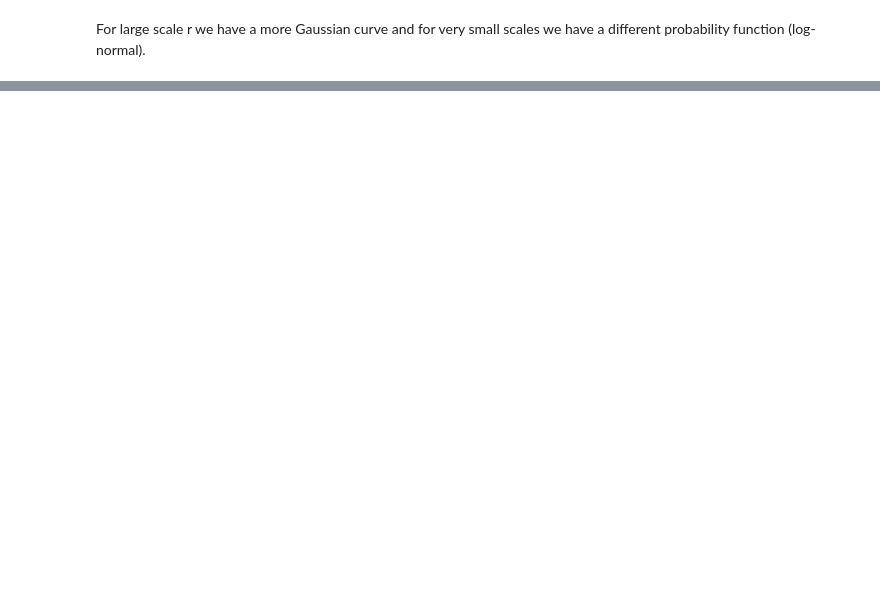
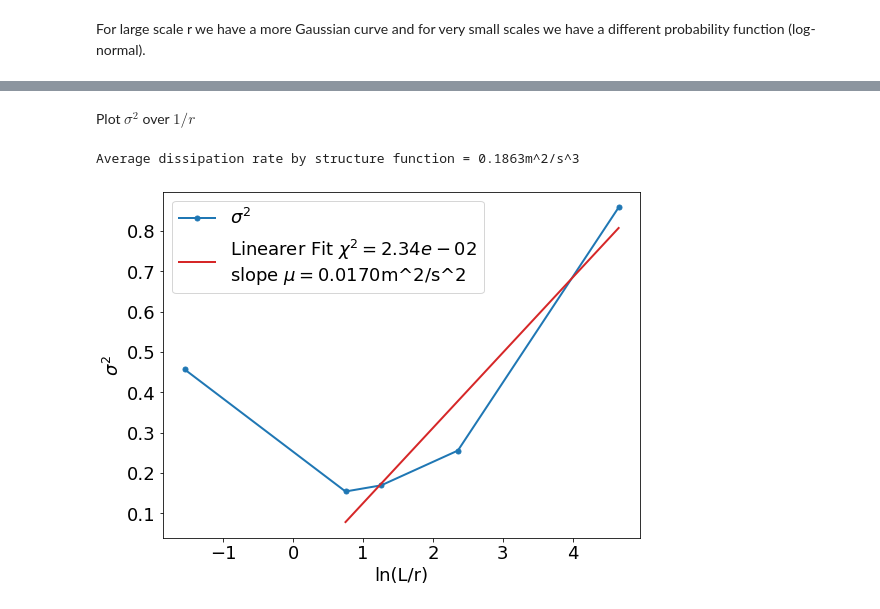
Before and after one commit to T1mors/Fluiddynamik, a Jupyter notebook: Turbulence Analysis.ipynb, the cells around one changed output, grey strips where cells are left out. Drawn from its saved outputs; the diff is of its cells as text; code cells hidden in the pictures; blank space fills up the shorter version.

```diff
--- a/Turbulence Analysis.ipynb
+++ b/Turbulence Analysis.ipynb
@@ -657,0 +671,27 @@ ax.plot(r, std_eps_vec)
+# %% [markdown]
+Plot $\sigma^2$ over $1/r$
+# %%
+fig, ax = plt.subplots(1,1,figsize=(8,6), tight_layout=True)
+r = np.array([spatial[i] for i in r_vec_idx])
+ax.plot(np.log(L_fit/r), sigma_vec**2, marker='.', ms=10, label='$\sigma^2$')
+
+# Fit Linear Model to th orange data points
+mod = lmfit.models.LinearModel()
+xdat = np.log(L_fit/r)[:-1]
+ydat = sigma_vec[:-1]**2
+
+
+
+result = mod.fit(ydat, x=xdat)
+mu_computed = result.values['slope']
+print(f'Average dissipation rate by structure function = {mu_computed:.4f}m^2/s^3')
+ax.plot(xdat, result.eval(result.params, x=xdat), c='C3', label=f'Linearer Fit $\chi^2={{{result.chisqr:.2e}}}$\nslope $\mu = {{{eps_avg_spectrum:.4f}}}$m^2/s^2')
+
+
+ax.set_xlabel('ln(L/r)')
+ax.set_ylabel('$\sigma^2$')
+ax.legend()
+plt.savefig('Abb/Ex7_intermittency_via_sigma_squared')
+# %% [output]
+Average dissipation rate by structure function = 0.1863m^2/s^3
+[figure, added]
```
Also changed, not shown: parts of 36 cells of this notebook, 27 other files.
